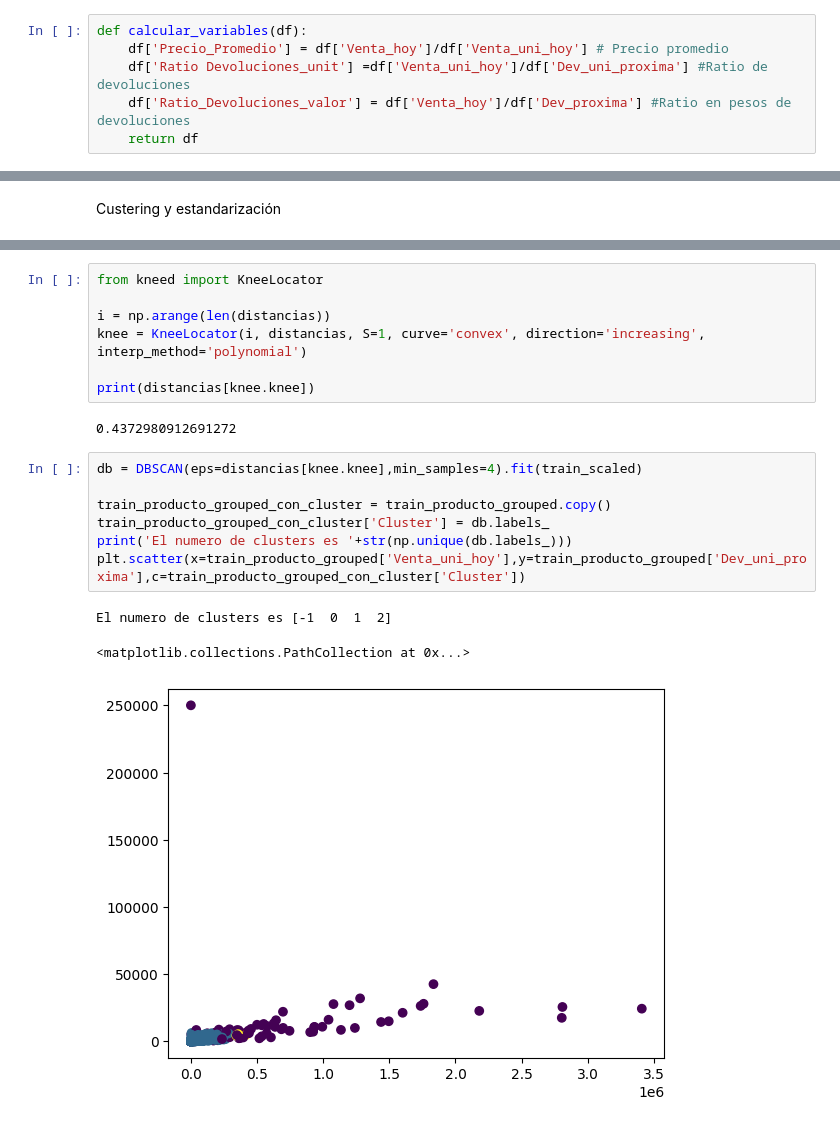
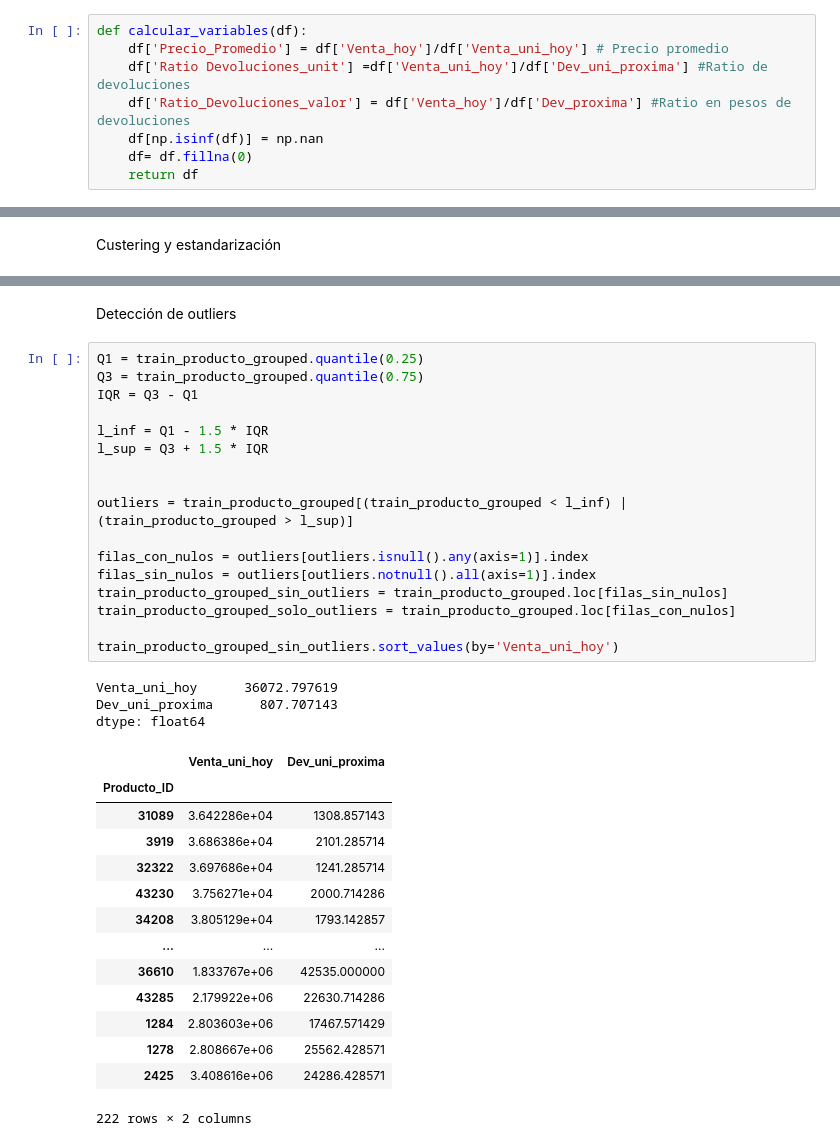
Before and after one commit to christiansakerb/Bimbo_Demanda-Inventario, a Jupyter notebook: Caso_inventario.ipynb, the cells around one changed output, grey strips where cells are left out. Cells and saved outputs as stored; diff of their text form.

```diff
--- a/Caso_inventario.ipynb
+++ b/Caso_inventario.ipynb
@@ -181,6 +181,8 @@ def calcular_variables(df):
     df['Precio_Promedio'] = df['Venta_hoy']/df['Venta_uni_hoy'] # Precio promedio
     df['Ratio Devoluciones_unit'] =df['Venta_uni_hoy']/df['Dev_uni_proxima'] #Ratio de devoluciones
     df['Ratio_Devoluciones_valor'] = df['Venta_hoy']/df['Dev_proxima'] #Ratio en pesos de devoluciones
+    df[np.isinf(df)] = np.nan
+    df= df.fillna(0)
     return df
 # %% [markdown]
 Categorización de productos por comportamiento de ventas
@@ -216,20 +204,37 @@ plt.plot(distancias)
-# %%
-from kneed import KneeLocator
-
-i = np.arange(len(distancias))
-knee = KneeLocator(i, distancias, S=1, curve='convex', direction='increasing', interp_method='polynomial')
-
-print(distancias[knee.knee])
-# %% [output]
-0.4372980912691272
-# %%
-db = DBSCAN(eps=distancias[knee.knee],min_samples=4).fit(train_scaled)
-
-train_producto_grouped_con_cluster = train_producto_grouped.copy()
-train_producto_grouped_con_cluster['Cluster'] = db.labels_
-print('El numero de clusters es '+str(np.unique(db.labels_)))
-plt.scatter(x=train_producto_grouped['Venta_uni_hoy'],y=train_producto_grouped['Dev_uni_proxima'],c=train_producto_grouped_con_cluster['Cluster'])
-# %% [output]
-El numero de clusters es [-1  0  1  2]
-<matplotlib.collections.PathCollection at 0x...>
-[figure, removed]
+# %% [markdown]
+Detección de outliers
+# %%
+Q1 = train_producto_grouped.quantile(0.25)
+Q3 = train_producto_grouped.quantile(0.75)
+IQR = Q3 - Q1
+
+l_inf = Q1 - 1.5 * IQR
+l_sup = Q3 + 1.5 * IQR
+
+
+outliers = train_producto_grouped[(train_producto_grouped < l_inf) | (train_producto_grouped > l_sup)]
+
+filas_con_nulos = outliers[outliers.isnull().any(axis=1)].index
+filas_sin_nulos = outliers[outliers.notnull().all(axis=1)].index
+train_producto_grouped_sin_outliers = train_producto_grouped.loc[filas_sin_nulos]
+train_producto_grouped_solo_outliers = train_producto_grouped.loc[filas_con_nulos]
+
+train_producto_grouped_sin_outliers.sort_values(by='Venta_uni_hoy')
+# %% [output]
+Venta_uni_hoy      36072.797619
+Dev_uni_proxima      807.707143
+dtype: float64
+|  | Venta_uni_hoy | Dev_uni_proxima |
+| Producto_ID |  |  |
+| 31089 | 3.642286e+04 | 1308.857143 |
+| 3919 | 3.686386e+04 | 2101.285714 |
+| 32322 | 3.697686e+04 | 1241.285714 |
+| 43230 | 3.756271e+04 | 2000.714286 |
+| 34208 | 3.805129e+04 | 1793.142857 |
+| ... | ... | ... |
+| 36610 | 1.833767e+06 | 42535.000000 |
+| 43285 | 2.179922e+06 | 22630.714286 |
+| 1284 | 2.803603e+06 | 17467.571429 |
+| 1278 | 2.808667e+06 | 25562.428571 |
+| 2425 | 3.408616e+06 | 24286.428571 |
+222 rows × 2 columns
```
Also changed, not shown: parts of 10 cells of this notebook.
